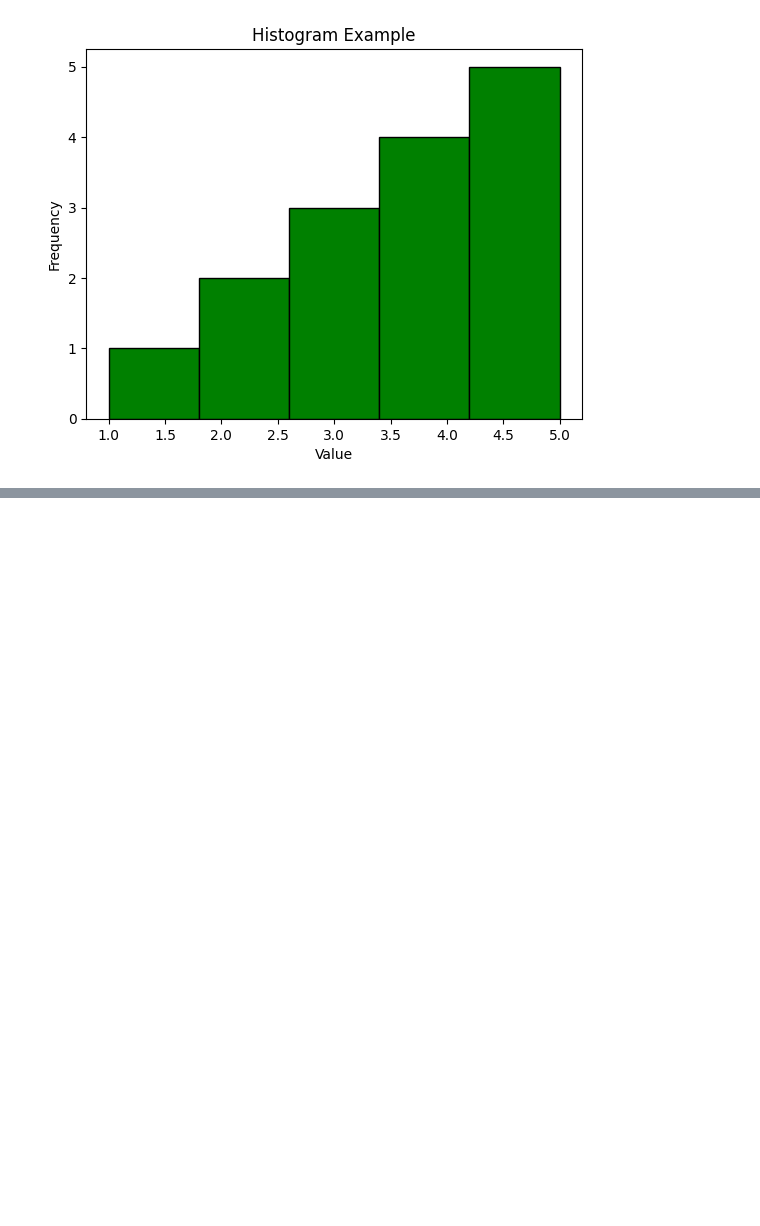
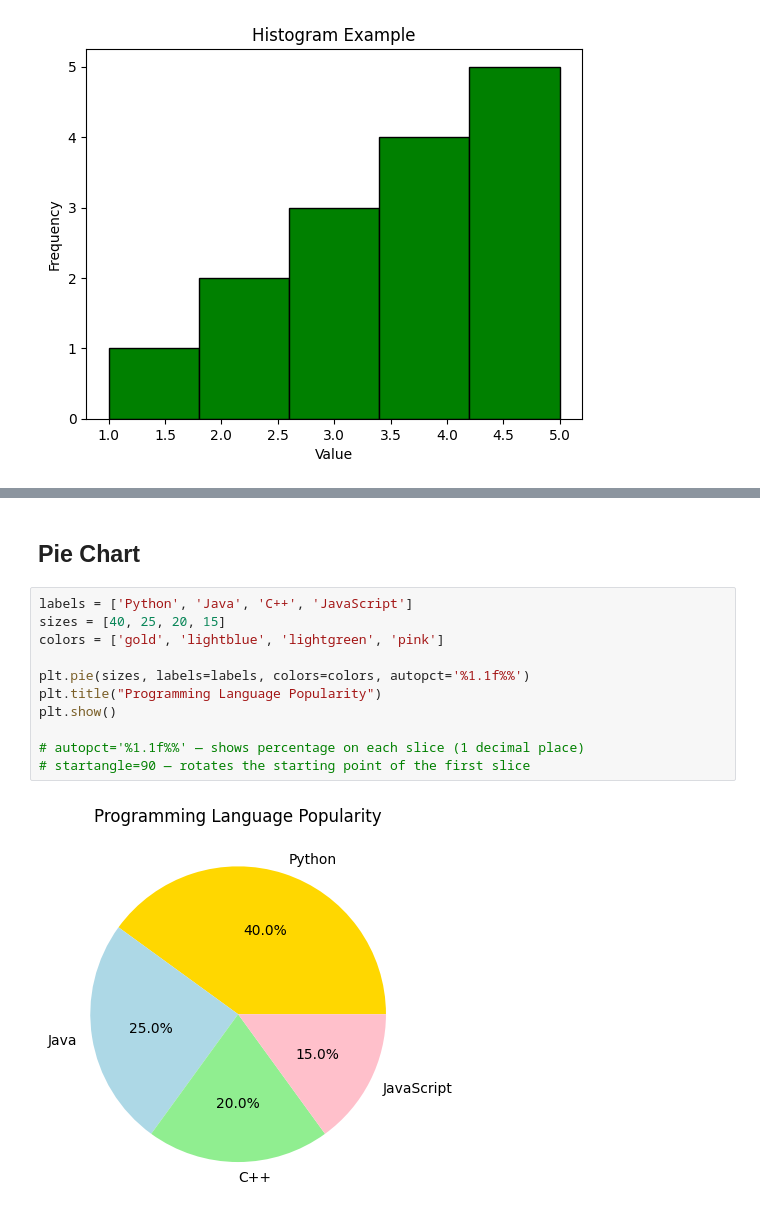
Before and after one commit to learnwithirfan/note-e51, a Jupyter notebook: note7.ipynb, the cells around one changed output, grey strips where cells are left out. Saved outputs shown, nothing was run; the diff lists cells and outputs as text; blank space fills up the shorter version.

```diff
--- a/note7.ipynb
+++ b/note7.ipynb
@@ -1019,0 +1032,15 @@ plt.show()
+# %% [markdown]
+## Pie Chart
+# %%
+labels = ['Python', 'Java', 'C++', 'JavaScript']
+sizes = [40, 25, 20, 15]
+colors = ['gold', 'lightblue', 'lightgreen', 'pink']
+
+plt.pie(sizes, labels=labels, colors=colors, autopct='%1.1f%%')
+plt.title("Programming Language Popularity")
+plt.show()
+
+# autopct='%1.1f%%' — shows percentage on each slice (1 decimal place)
+# startangle=90 — rotates the starting point of the first slice
+# %% [output]
+[figure, added]
```
Also changed, not shown: parts of 15 cells of this notebook.
